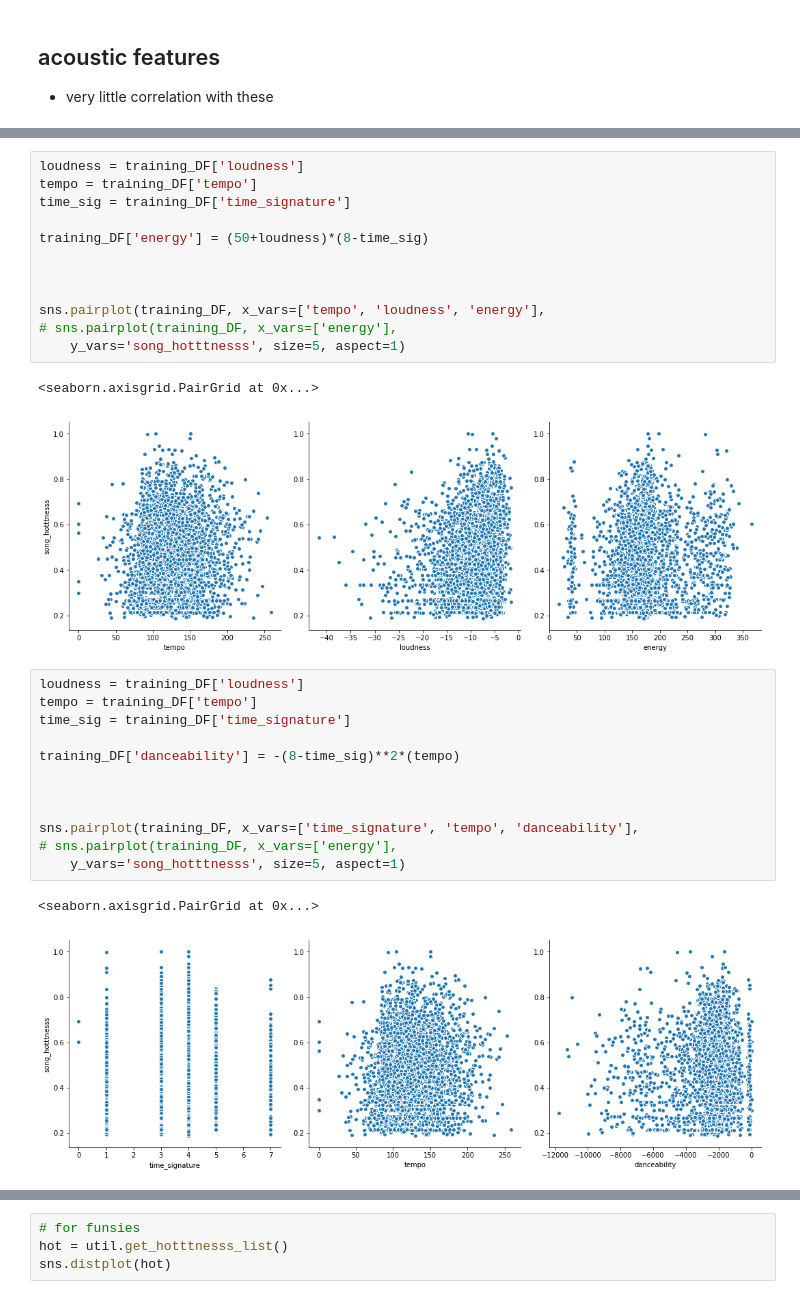
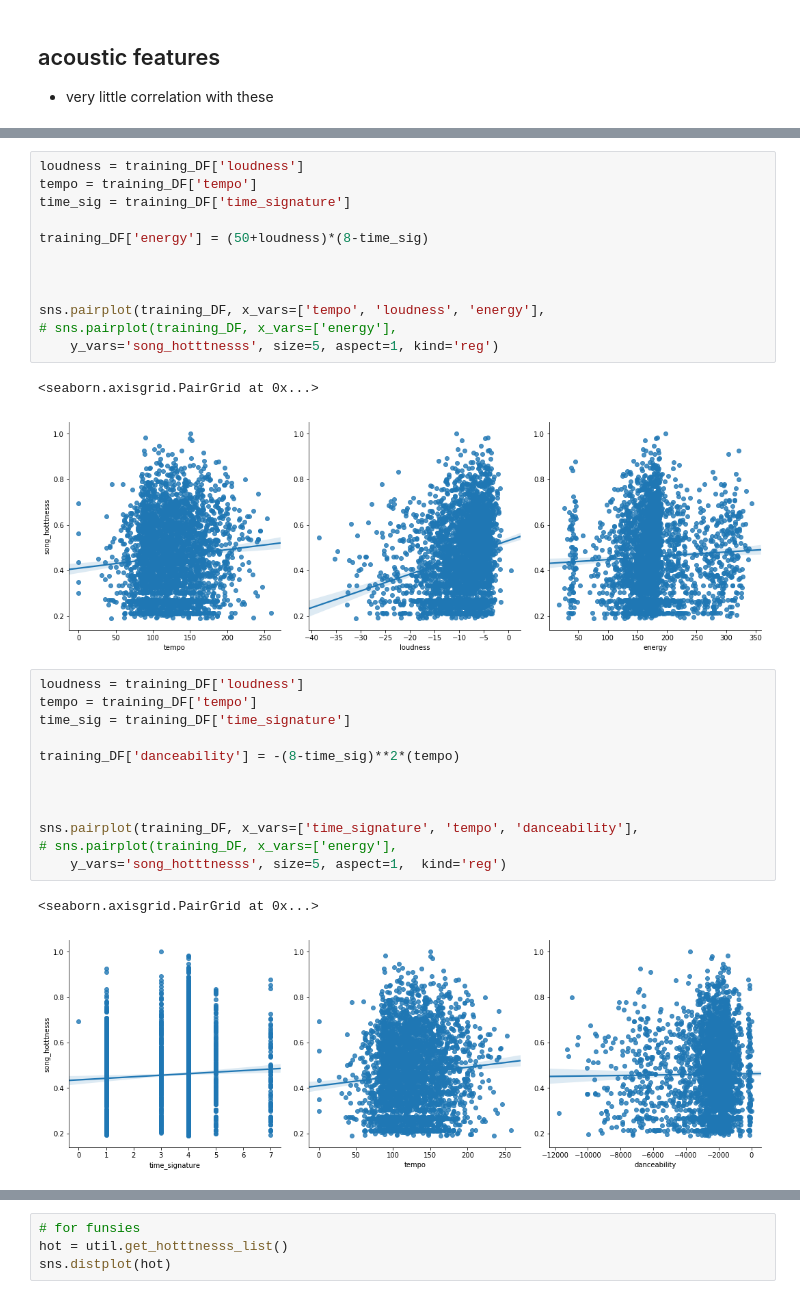
Before and after one commit to rshnn/song-success-predictor, a Jupyter notebook: basic-linear-regression.ipynb, the cells around one changed output, grey strips where cells are left out. Cells and saved outputs as stored; diff of their text form.

```diff
--- a/basic-linear-regression.ipynb
+++ b/basic-linear-regression.ipynb
@@ -64,18 +64,18 @@ sns.pairplot(training_DF, x_vars=['key', 'tempo', 'loudness', 'time_signature'],
 # %%
 loudness = training_DF['loudness']
 tempo = training_DF['tempo']
 time_sig = training_DF['time_signature']
 
 training_DF['energy'] = (50+loudness)*(8-time_sig)
 
 
 
 sns.pairplot(training_DF, x_vars=['tempo', 'loudness', 'energy'],
 # sns.pairplot(training_DF, x_vars=['energy'],
-    y_vars='song_hotttnesss', size=5, aspect=1)
+    y_vars='song_hotttnesss', size=5, aspect=1, kind='reg')
 # %% [output]
 <seaborn.axisgrid.PairGrid at 0x...>
-[figure, old version]
+[figure, new version]
 # %%
 loudness = training_DF['loudness']
 tempo = training_DF['tempo']
@@ -87,10 +87,10 @@ training_DF['danceability'] = -(8-time_sig)**2*(tempo)
 
 sns.pairplot(training_DF, x_vars=['time_signature', 'tempo', 'danceability'],
 # sns.pairplot(training_DF, x_vars=['energy'],
-    y_vars='song_hotttnesss', size=5, aspect=1)
+    y_vars='song_hotttnesss', size=5, aspect=1,  kind='reg')
 # %% [output]
 <seaborn.axisgrid.PairGrid at 0x...>
-[figure, old version]
+[figure, new version]
 # %%
 sns.pairplot(training_DF, x_vars=['tempo', 'time_signature'], y_vars='loudness', size=5, aspect=1)
 # %% [output]
```
Also changed, not shown: parts of 12 cells of this notebook, 1 other file.
